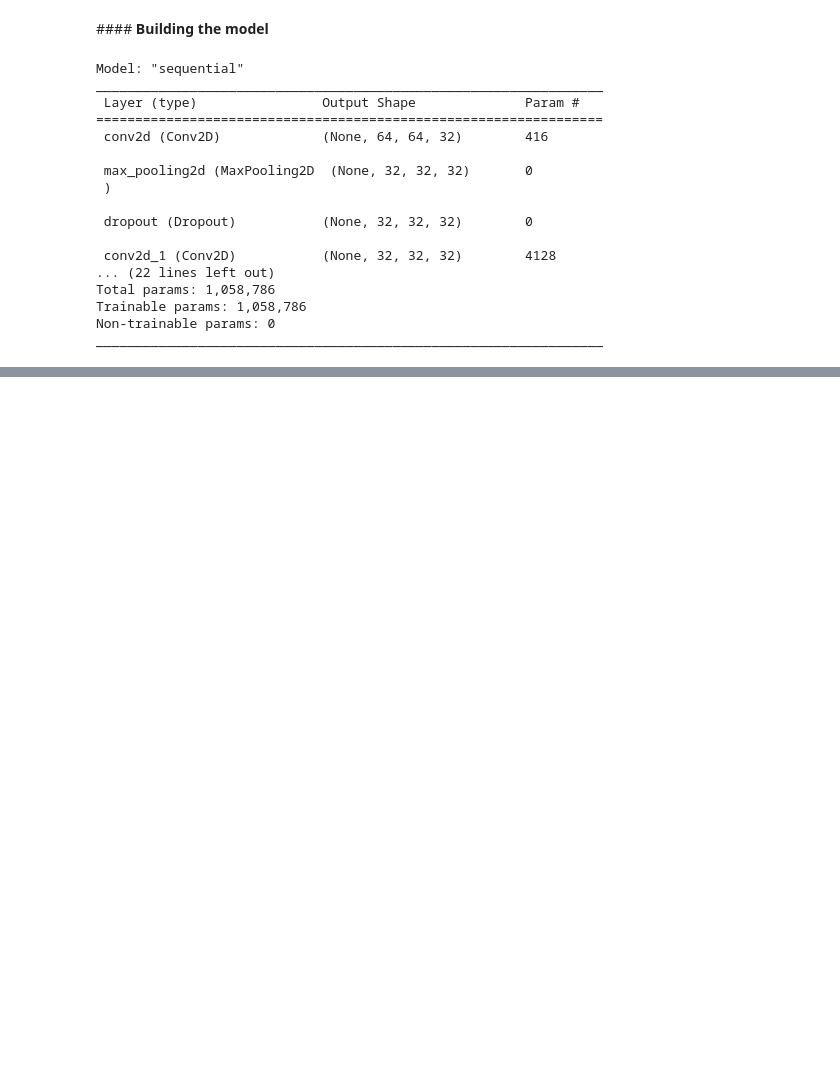
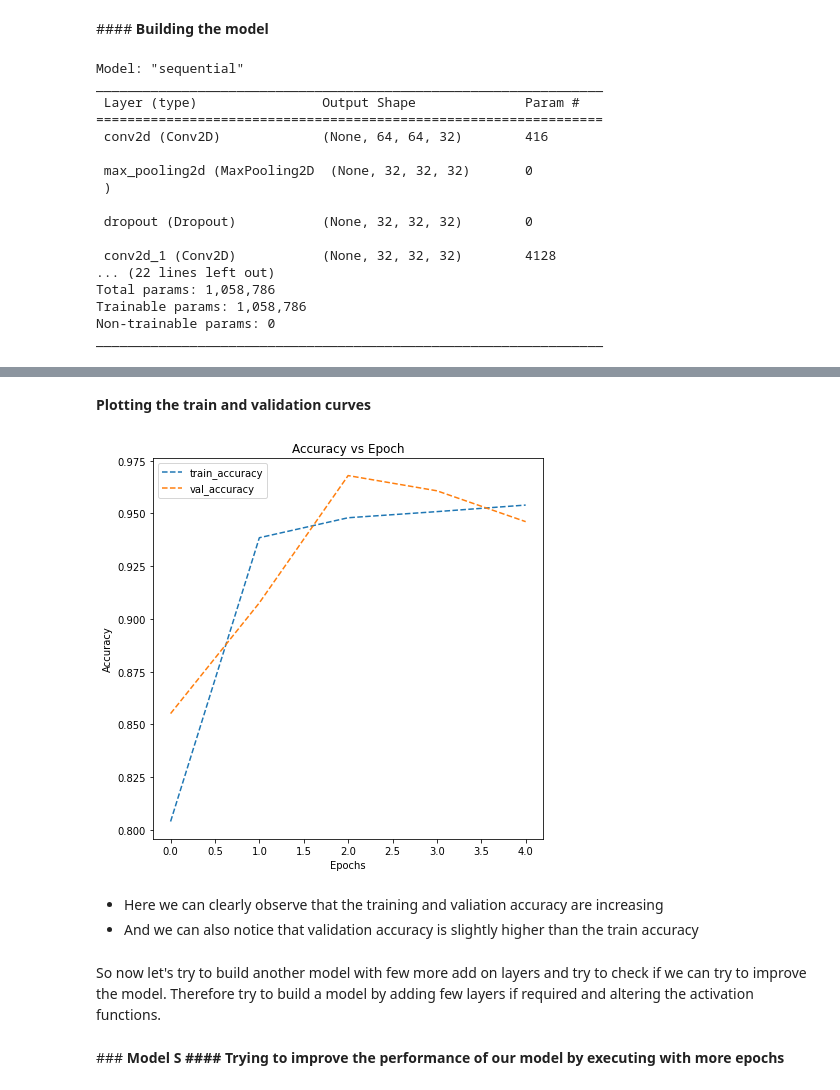
Before and after one commit to shajohn4/Portfolio, a Jupyter notebook: Reference_Notebook_Milestone_1_Deep_Learning_Final_Version.ipynb, the cells around one changed output, grey strips where cells are left out. Cells and saved outputs as stored; diff of their text form; code cells hidden in the pictures; blank space fills up the shorter version.

```diff
--- a/Reference_Notebook_Milestone_1_Deep_Learning_Final_Version.ipynb
+++ b/Reference_Notebook_Milestone_1_Deep_Learning_Final_Version.ipynb
@@ -632,0 +715,27 @@ _________________________________________________________________
+# %%
+# function to plot train and validation accuracy
+def plot_accuracy(history):
+    N = len(history.history["accuracy"])
+    plt.figure(figsize=(7,7))
+    plt.plot(np.arange(0, N), history.history["accuracy"], label="train_accuracy", ls='--')
+    plt.plot(np.arange(0, N), history.history["val_accuracy"], label="val_accuracy", ls='--')
+    plt.title("Accuracy vs Epoch")
+    plt.xlabel("Epochs")
+    plt.ylabel("Accuracy")
+    plt.legend(loc="upper left")
+# %% [markdown]
+<b>Plotting the train and validation curves
+# %%
+plot_accuracy(history)
+# %% [output]
+[figure, added]
+# %% [markdown]
+
+
+* Here we can clearly observe that the training and valiation accuracy are increasing
+* And we can also notice that validation accuracy is slightly higher than the train accuracy
+# %% [markdown]
+So now let's try to build another model with few more add on layers and try to check if we can try to improve the model. Therefore try to build a model by adding few layers if required and altering the activation functions.
+# %% [markdown]
+###<b> Model S
+####<b> Trying to improve the performance of our model by executing with more epochs
```
Also changed, not shown: parts of 64 cells of this notebook.
